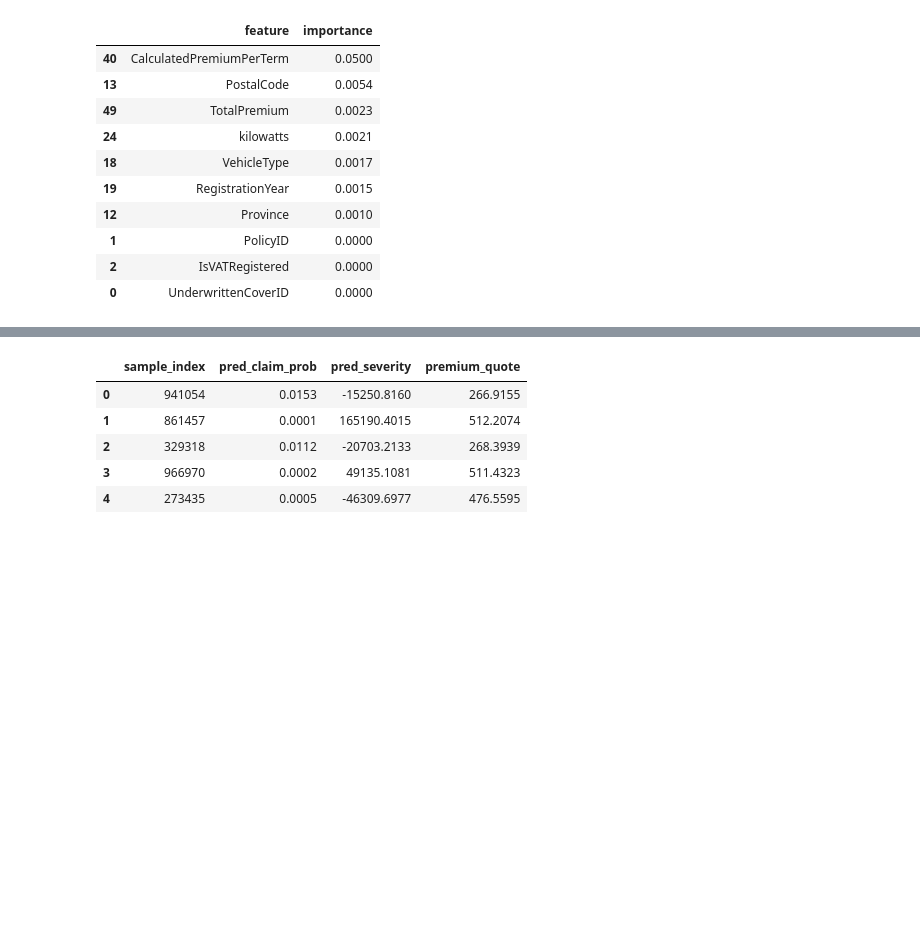
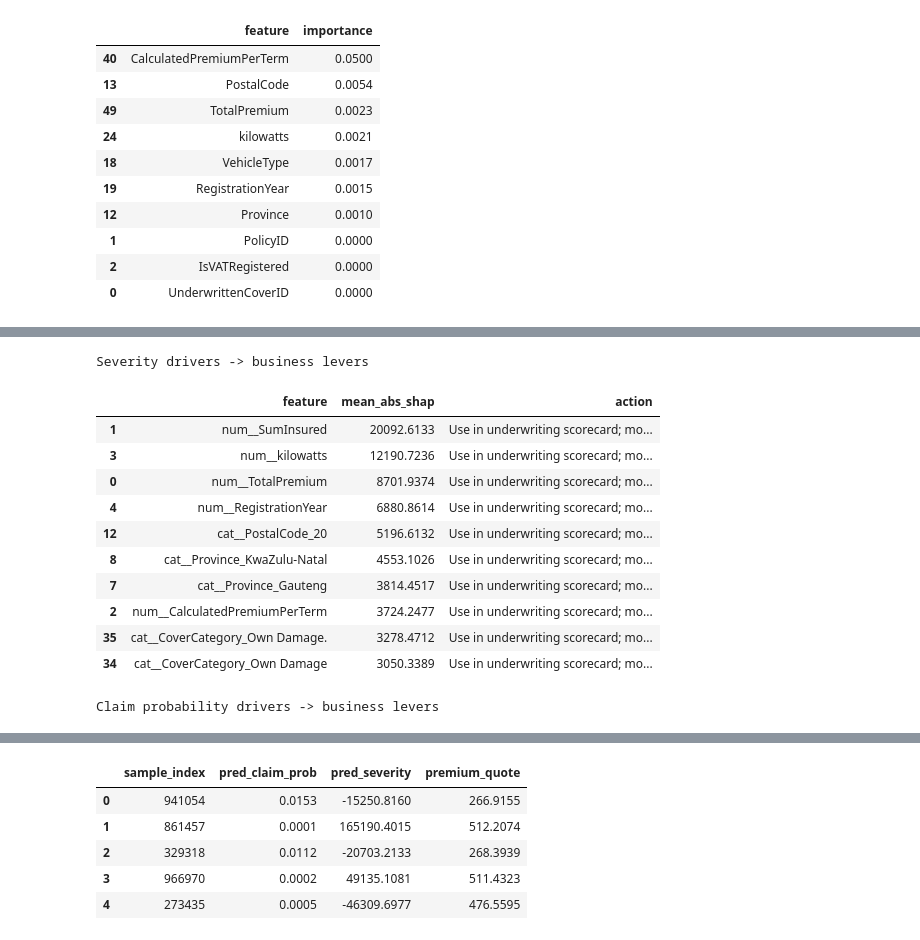
Before and after one commit to switch247/insurance-risk-analytics-week3, a Jupyter notebook: notebooks/04_statistical_modeling.ipynb, the cells around one changed output, grey strips where cells are left out. Drawn from its saved outputs; the diff is of its cells as text; code cells hidden in the pictures; blank space fills up the shorter version.

```diff
--- a/notebooks/04_statistical_modeling.ipynb
+++ b/notebooks/04_statistical_modeling.ipynb
@@ -442,0 +566,70 @@ Best classification model: logreg (by f1)
+# %%
+# Map top drivers to pricing/targeting actions
+
+driver_actions = {
+
+    "TotalPremium": "Check for underpriced risks; uplift base rate when SHAP signal is high.",
+
+    "SumInsured": "Set minimum deductibles or apply loadings for large exposures.",
+
+    "CalculatedPremiumPerTerm": "Enforce floor rates per term and flag anomalies for review.",
+
+    "kilowatts": "Horsepower surcharge; restrict high-kW vehicles or require telematics.",
+
+    "RegistrationYear": "Age-based pricing: add wear-and-tear factor for older vehicles.",
+
+    "CustomValueEstimate": "Verify valuations; request appraisal or cap payout ratios when high.",
+
+    "Province": "Geo-pricing: adjust base rate or theft coverage by provincial loss trends.",
+
+    "PostalCode": "Micro-geo rules: anti-theft devices or garage requirements in hot spots.",
+
+    "VehicleType": "Eligibility and caps: tighten for high-risk body types (e.g., sports cars, taxis).",
+
+    "CoverType": "Move collision/own-damage to tiered deductibles where SHAP is large.",
+
+    "Gender": "Compliance check: drop from deployment if legally restricted.",
+
+}
+
+
+
+def attach_actions(top_df):
+
+    fallback = "Use in underwriting scorecard; monitor drift and recalibrate quarterly."
+
+    return top_df.assign(action=top_df["feature"].map(driver_actions).fillna(fallback))
+
+
+
+
+
+sev_actions = attach_actions(sev_shap_top)
+
+class_actions = attach_actions(class_shap_top)
+
+
+
+print("Severity drivers -> business levers")
+
+display(sev_actions)
+
+
+
+print("Claim probability drivers -> business levers")
+
+display(class_actions)
+# %% [output]
+Severity drivers -> business levers
+|  | feature | mean_abs_shap | action |
+| 1 | num__SumInsured | 20092.6133 | Use in underwriting scorecard; mo... |
+| 3 | num__kilowatts | 12190.7236 | Use in underwriting scorecard; mo... |
+| 0 | num__TotalPremium | 8701.9374 | Use in underwriting scorecard; mo... |
+| 4 | num__RegistrationYear | 6880.8614 | Use in underwriting scorecard; mo... |
+| 12 | cat__PostalCode_20 | 5196.6132 | Use in underwriting scorecard; mo... |
+| 8 | cat__Province_KwaZulu-Natal | 4553.1026 | Use in underwriting scorecard; mo... |
+| 7 | cat__Province_Gauteng | 3814.4517 | Use in underwriting scorecard; mo... |
+| 2 | num__CalculatedPremiumPerTerm | 3724.2477 | Use in underwriting scorecard; mo... |
+| 35 | cat__CoverCategory_Own Damage. | 3278.4712 | Use in underwriting scorecard; mo... |
+| 34 | cat__CoverCategory_Own Damage | 3050.3389 | Use in underwriting scorecard; mo... |
+Claim probability drivers -> business levers
```
Also changed, not shown: parts of 4 cells of this notebook, 4 other files.
